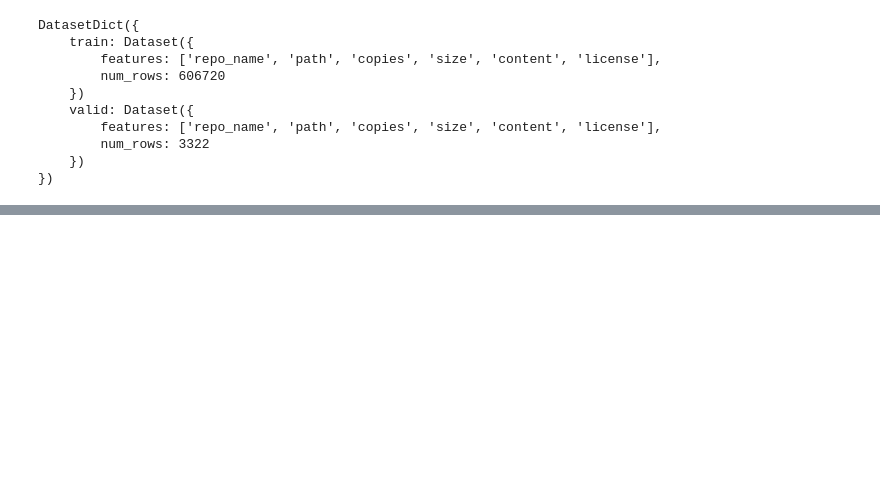
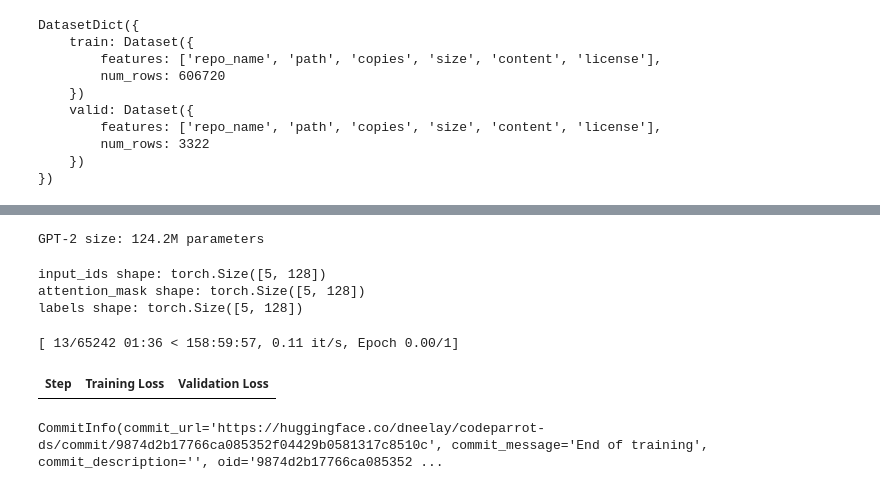
Before and after one commit to dasneelay/LLMProject, a Jupyter notebook: HfPractice.ipynb, the cells around one changed output, grey strips where cells are left out. Saved outputs shown, nothing was run; the diff lists cells and outputs as text; code cells hidden in the pictures; blank space fills up the shorter version.

```diff
--- a/HfPractice.ipynb
+++ b/HfPractice.ipynb
@@ -16,8 +12,8 @@ Please note that authentication is recommended but still optional to access publ
 # %%
 raw_datasets = datasets.DatasetDict(
     {
-        "train": ds_train.shuffle(),
-        "valid": ds_valid.shuffle()
+        "train": ds_train,
+        "valid": ds_valid
     }
 )
 
@@ -73,0 +110,57 @@ NameError: name 'transformers' is not defined
+# %%
+model = transformers.GPT2LMHeadModel(config)
+
+device = torch.device("mps") if torch.backends.mps.is_available() else torch.device("cpu")
+model.to(device)
+
+model_size = sum(param.numel() for param in model.parameters())
+print(f"GPT-2 size: {model_size/1000**2:.1f}M parameters")
+# %% [output]
+GPT-2 size: 124.2M parameters
+# %%
+tokenizer.pad_token = tokenizer.eos_token
+data_collator = transformers.DataCollatorForLanguageModeling(tokenizer, mlm=False)
+# %%
+res = data_collator([tokenized_datasets["train"][i] for i in range(5)])
+for key in res:
+    print(f"{key} shape: {res[key].shape}")
+# %% [output]
+input_ids shape: torch.Size([5, 128])
+attention_mask shape: torch.Size([5, 128])
+labels shape: torch.Size([5, 128])
+# %%
+args = transformers.TrainingArguments(
+    output_dir="codeparrot-ds",
+    per_device_train_batch_size=32,
+    per_device_eval_batch_size=32,
+    evaluation_strategy="steps",
+    eval_steps=5_000,
+    logging_steps=5_000,
+    gradient_accumulation_steps=8,
+    num_train_epochs=1,
+    weight_decay=0.1,
+    warmup_steps=1_000,
+    lr_scheduler_type="cosine",
+    learning_rate=5e-4,
+    save_steps=5_000,
+    fp16=False,
+    push_to_hub=True
+)
+
+trainer = transformers.Trainer(
+    model=model,
+    tokenizer=tokenizer,
+    args=args,
+    data_collator=data_collator,
+    train_dataset=tokenized_datasets["train"],
+    eval_dataset=tokenized_datasets["valid"]
+)
+# %%
+trainer.train()
+# %% [output]
+[ 13/65242 01:36 < 158:59:57, 0.11 it/s, Epoch 0.00/1]
+| Step | Training Loss | Validation Loss |
+# %%
+trainer.push_to_hub()
+# %% [output]
+CommitInfo(commit_url='https://huggingface.co/dneelay/codeparrot-ds/commit/9874d2b17766ca085352f04429b0581317c8510c', commit_message='End of training', commit_description='', oid='9874d2b17766ca085352 ...
```
Also changed, not shown: parts of 9 cells of this notebook.
